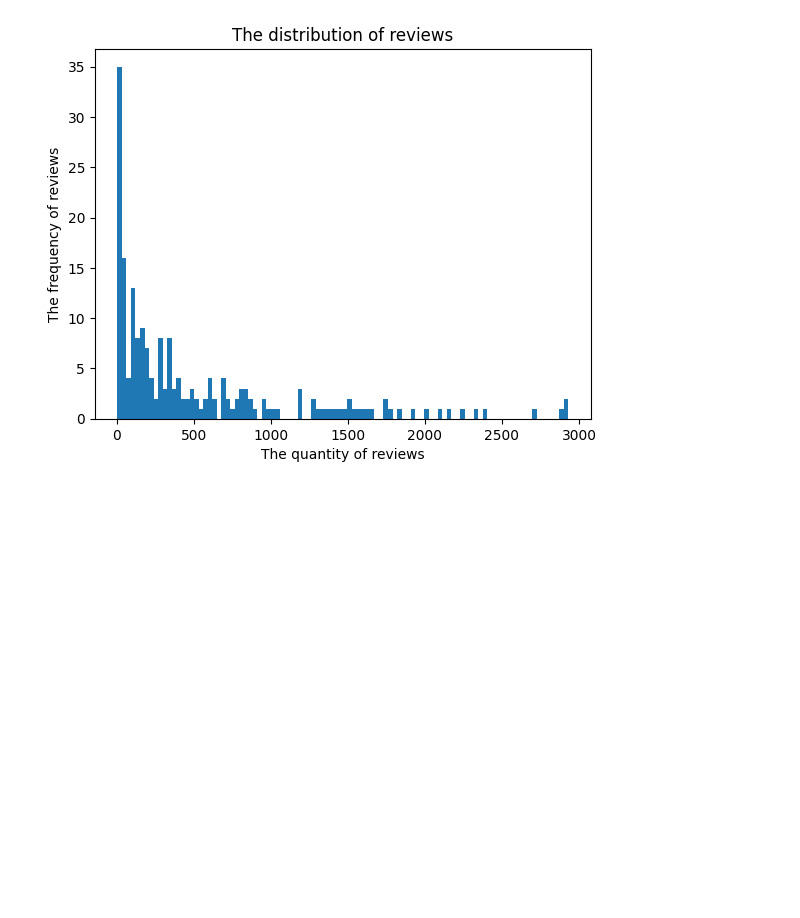
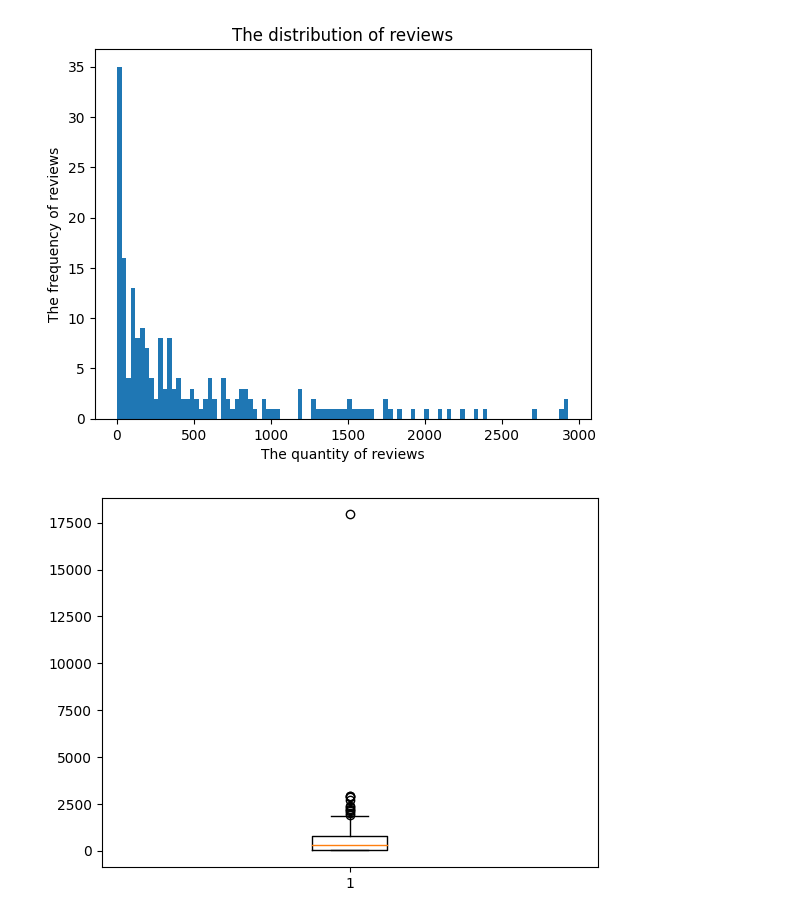
Before and after one commit to LeilaZakharova/moc_sql_coffeine_form, a Jupyter notebook: report.ipynb, the cells around one changed output. Drawn from its saved outputs; the diff is of its cells as text; code cells hidden in the pictures; blank space fills up the shorter version.

Commit message:
Add new plot

```diff
--- a/report.ipynb
+++ b/report.ipynb
@@ -134,3 +134,8 @@ plt.title('The distribution of reviews')
 plt.show()
 # %% [output]
 [figure]
+# %%
+plt.boxplot(cleaned_coffee_shops['Reviews'])
+plt.show()
+# %% [output]
+[figure, added]
```
Also changed, not shown: parts of 2 cells of this notebook.
